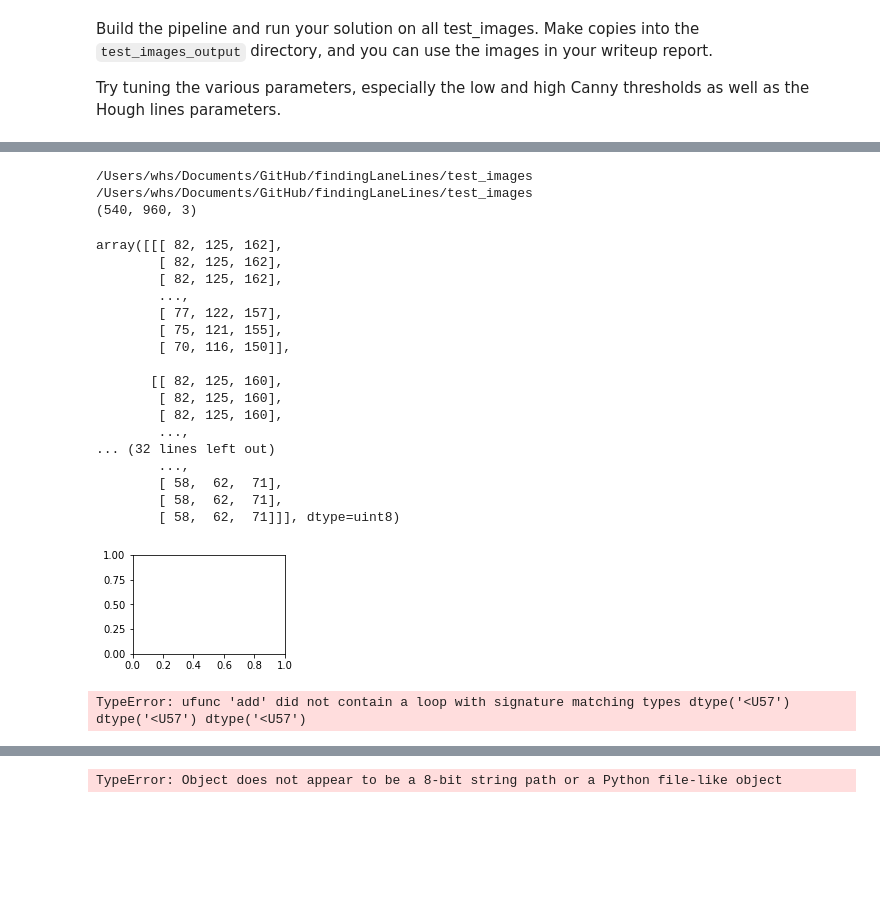
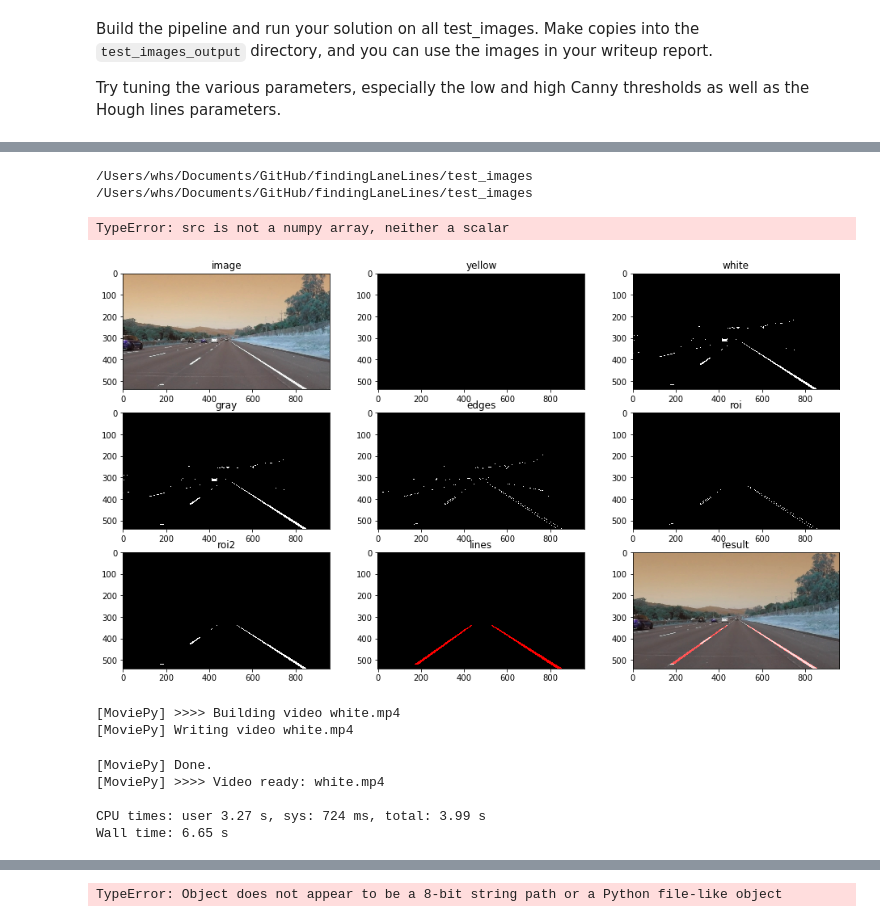
Before and after one commit to whs2k/CarND-LaneLines-P1, a Jupyter notebook: 1.0-whs2l-Project1-FindingLaneLines.ipynb, the cells around one changed output, grey strips where cells are left out. Drawn from its saved outputs; the diff is of its cells as text; code cells hidden in the pictures; blank space fills up the shorter version.

```diff
--- a/1.0-whs2l-Project1-FindingLaneLines.ipynb
+++ b/1.0-whs2l-Project1-FindingLaneLines.ipynb
@@ -314,38 +395,55 @@ import os
 print(os.getcwd())
 os.chdir('/Users/whs/Documents/GitHub/findingLaneLines/test_images')
 print(os.getcwd())
-file = '/solidYellowCurve.jpg'
-folder = '/Users/whs/Documents/GitHub/findingLaneLines/test_images'
+file = 'solidYellowCurve.jpg'
+folder = '/Users/whs/Documents/GitHub/findingLaneLines/test_images/'
 process_image(file)
 # %% [output]
 /Users/whs/Documents/GitHub/findingLaneLines/test_images
 /Users/whs/Documents/GitHub/findingLaneLines/test_images
-(540, 960, 3)
-array([[[ 82, 125, 162],
-        [ 82, 125, 162],
-        [ 82, 125, 162],
-        ...,
-        [ 77, 122, 157],
-        [ 75, 121, 155],
-        [ 70, 116, 150]],
-
-       [[ 82, 125, 160],
-        [ 82, 125, 160],
-        [ 82, 125, 160],
-        ...,
-... (32 lines left out)
-        ...,
-        [ 58,  62,  71],
-        [ 58,  62,  71],
-        [ 58,  62,  71]]], dtype=uint8)
+TypeError: src is not a numpy array, neither a scalar
-[figure, removed]
+# %%
+image = cv2.cvtColor(image, cv2.COLOR_BGR2RGB)
+height = image.shape[0]
+width = image.shape[1]
+interest = np.array([[0, height], [width*3/8, height*5/8], [width*5/8, height*5/8], [width, height]], np.int32)
+
+hsv = cv2.cvtColor(image, cv2.COLOR_RGB2HSV)
+yellow = cv2.inRange(hsv, (20, 80, 80), (25, 255, 255))
+white = cv2.inRange(hsv, (0, 0, 180), (255, 25, 255))
+gray = cv2.bitwise_or(yellow, white)
+edges = canny(gray, 64, 192)
+roi = region_of_interest(edges, [interest])
+roi2 = region_of_interest(gray, [interest])
+lines = hough_lines(roi2, 1, np.pi/180, 32, 1, 200)
+result = weighted_img(image, lines, 0.9, 0.9)
+
+def showimg(subplace, title, _img):
+    plt.subplot(*subplace)
+    plt.title(title)
+    if len(_img.shape) == 3:
+        plt.imshow(_img)
+    else:
+        plt.imshow(_img, cmap='gray')
+
+plt.figure(figsize=[16, 9])
+for i, imgname in enumerate(['image', 'yellow', 'white', 'gray', 'edges', 'roi', 'roi2', 'lines', 'result']):
+    showimg((3, 3, i+1), imgname, eval(imgname))
+# %% [output]
+[figure, added]
 # %%
 
-os.chdir('/Users/whs/Documents/GitHub/findingLaneLines/test_videos')
+os.chdir('/Users/whs/Documents/GitHub/findingLaneLines/test_videos/')
 
 white_output = 'white.mp4'
 clip1 = VideoFileClip('solidWhiteRight.mp4')
 white_clip = clip1.fl_image(process_image) #NOTE: this function expects color images!!
 %time white_clip.write_videofile(white_output, audio=False)
 # %% [output]
-TypeError: ufunc 'add' did not contain a loop with signature matching types dtype('<U57') dtype('<U57') dtype('<U57')
+[MoviePy] >>>> Building video white.mp4
+[MoviePy] Writing video white.mp4
+[MoviePy] Done.
+[MoviePy] >>>> Video ready: white.mp4
+
+CPU times: user 3.27 s, sys: 724 ms, total: 3.99 s
+Wall time: 6.65 s
```
Also changed, not shown: parts of 14 cells of this notebook, 12 other files.
